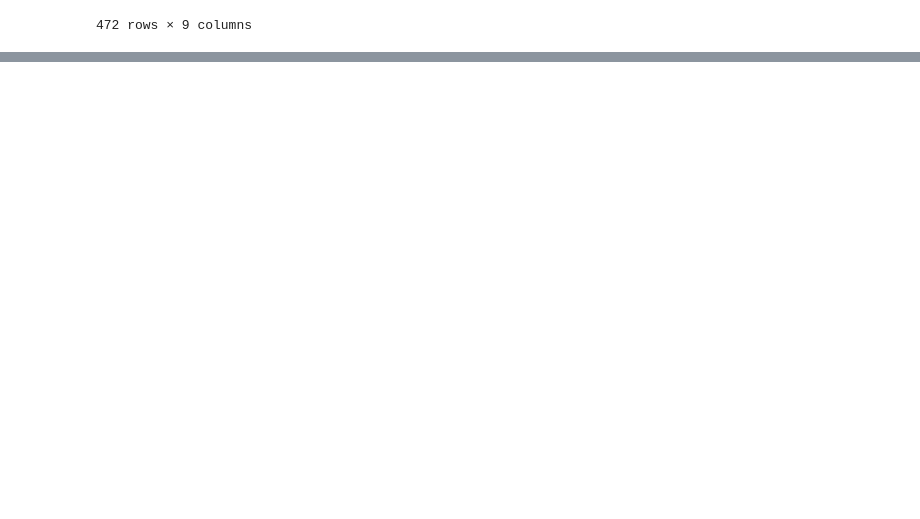
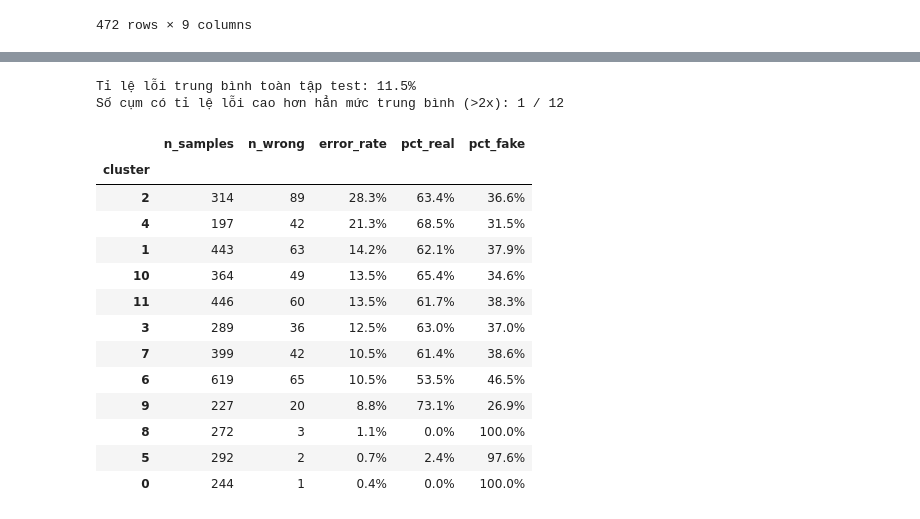
Before and after one commit to ltruonghai257/fake-new-detection, a Jupyter notebook: notebooks/pipeline/eval-coolant-top5-examples.ipynb, the cells around one changed output, grey strips where cells are left out. Drawn from its saved outputs; the diff is of its cells as text; code cells hidden in the pictures; blank space fills up the shorter version.

```diff
--- a/notebooks/pipeline/eval-coolant-top5-examples.ipynb
+++ b/notebooks/pipeline/eval-coolant-top5-examples.ipynb
@@ -639,0 +864,50 @@ Name: count_by_row_type, dtype: int64
+# %%
+# ── KMeans trên ca_features (toàn bộ, không sample) để đếm tỉ lệ lỗi/cụm ────
+from sklearn.cluster import KMeans
+
+N_CLUSTERS = 12
+kmeans = KMeans(n_clusters=N_CLUSTERS, random_state=42, n_init=10)
+cluster_id = kmeans.fit_predict(ca_features)
+
+cluster_df = results_df.copy()
+cluster_df["cluster"] = cluster_id
+
+cluster_stats = (
+    cluster_df.groupby("cluster")
+    .agg(
+        n_samples=("correct", "size"),
+        n_wrong=("correct", lambda s: (~s).sum()),
+        error_rate=("correct", lambda s: 1 - s.mean()),
+        pct_real=("true_label", lambda s: (s == 0).mean()),
+        pct_fake=("true_label", lambda s: (s == 1).mean()),
+    )
+    .sort_values("error_rate", ascending=False)
+)
+cluster_stats["error_rate"] = cluster_stats["error_rate"].map("{:.1%}".format)
+cluster_stats["pct_real"] = cluster_stats["pct_real"].map("{:.1%}".format)
+cluster_stats["pct_fake"] = cluster_stats["pct_fake"].map("{:.1%}".format)
+
+overall_error_rate = 1 - results_df["correct"].mean()
+print(f"Tỉ lệ lỗi trung bình toàn tập test: {overall_error_rate:.1%}")
+print(
+    f"Số cụm có tỉ lệ lỗi cao hơn hẳn mức trung bình (>2x): "
+    f"{(cluster_df.groupby('cluster')['correct'].apply(lambda s: 1 - s.mean()) > 2 * overall_error_rate).sum()} / {N_CLUSTERS}"
+)
+cluster_stats
+# %% [output]
+Tỉ lệ lỗi trung bình toàn tập test: 11.5%
+Số cụm có tỉ lệ lỗi cao hơn hẳn mức trung bình (>2x): 1 / 12
+|  | n_samples | n_wrong | error_rate | pct_real | pct_fake |
+| cluster |  |  |  |  |  |
+| 2 | 314 | 89 | 28.3% | 63.4% | 36.6% |
+| 4 | 197 | 42 | 21.3% | 68.5% | 31.5% |
+| 1 | 443 | 63 | 14.2% | 62.1% | 37.9% |
+| 10 | 364 | 49 | 13.5% | 65.4% | 34.6% |
+| 11 | 446 | 60 | 13.5% | 61.7% | 38.3% |
+| 3 | 289 | 36 | 12.5% | 63.0% | 37.0% |
+| 7 | 399 | 42 | 10.5% | 61.4% | 38.6% |
+| 6 | 619 | 65 | 10.5% | 53.5% | 46.5% |
+| 9 | 227 | 20 | 8.8% | 73.1% | 26.9% |
+| 8 | 272 | 3 | 1.1% | 0.0% | 100.0% |
+| 5 | 292 | 2 | 0.7% | 2.4% | 97.6% |
+| 0 | 244 | 1 | 0.4% | 0.0% | 100.0% |
```
Also changed, not shown: parts of 15 cells of this notebook, 2 other files.
